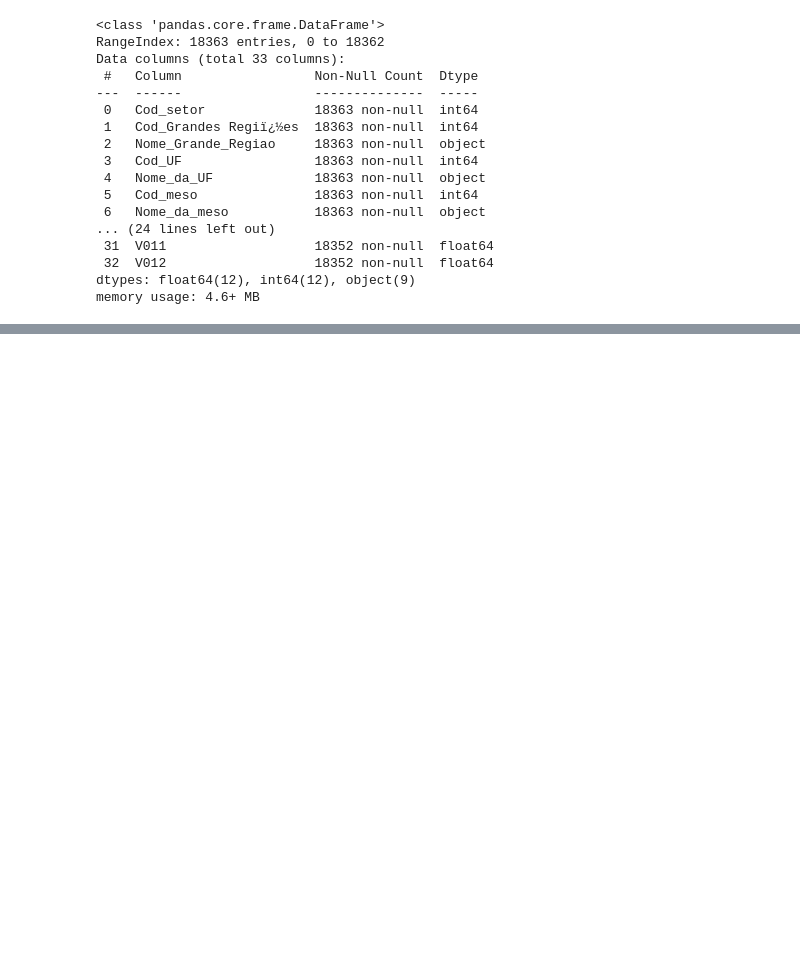
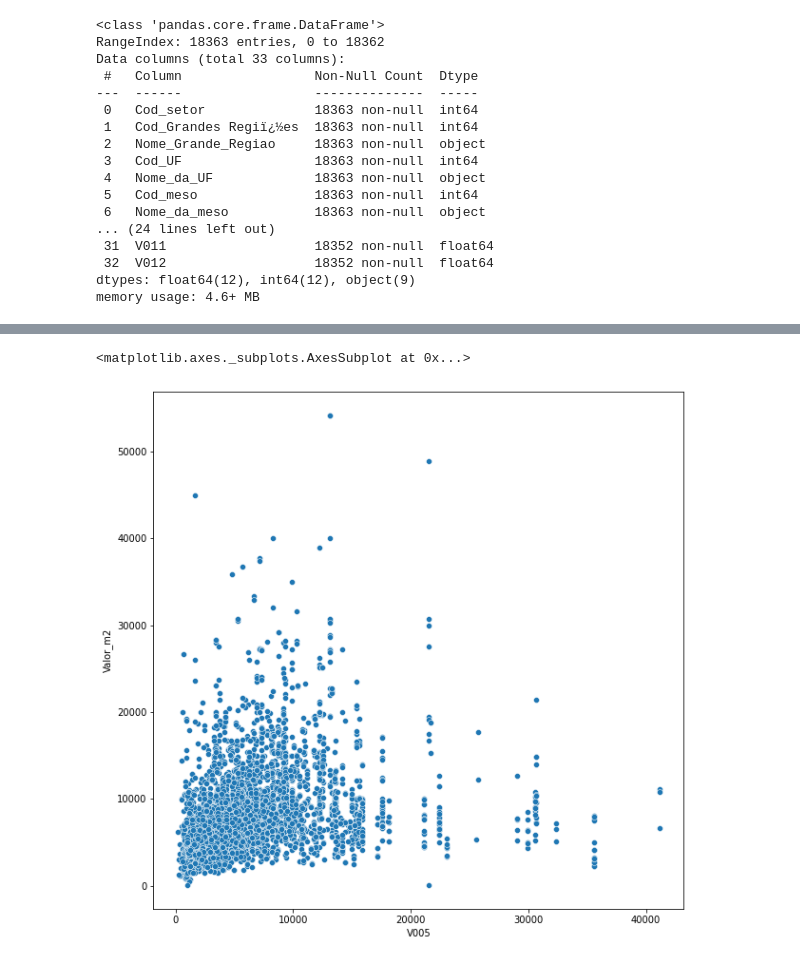
Before and after one commit to jvscursulim/imersao_dados_alura_2022, a Jupyter notebook: aulas/aula4.ipynb, the cells around one changed output, grey strips where cells are left out. Drawn from its saved outputs; the diff is of its cells as text; code cells hidden in the pictures; blank space fills up the shorter version.

```diff
--- a/aulas/aula4.ipynb
+++ b/aulas/aula4.ipynb
@@ -3,7 +73,8 @@ import pandas as pd
 # %%
-ibge_url = 'https://gist.githubusercontent.com/tgcsantos/85f8c7b0a2edbc3e27fcad619b37d886/raw/a4954781e6bca9cb804062a3eea0b3b84679daf4/Basico_SP1.csv'
-ibge_sp = pd.read_csv(ibge_url, encoding = 'ISO-8859-1', sep = ';', thousands = '.', decimal = ',')
-ibge_sp.dropna(how = 'all', axis = 1, inplace = True)
+ibge_sp_dataset_url = 'https://gist.githubusercontent.com/tgcsantos/85f8c7b0a2edbc3e27fcad619b37d886/raw/a4954781e6bca9cb804062a3eea0b3b84679daf4/Basico_SP1.csv'
+
+ibge_sp = pd.read_csv(ibge_sp_dataset_url, encoding = "ISO-8859-1", sep = ';', thousands = '.', decimal = ',')
+ibge_sp.dropna(how = "all", axis = 1, inplace = True)
 ibge_sp.head()
 # %% [output]
 |  | Cod_setor | Cod_Grandes Regiï¿½es | Nome_Grande_Regiao | Cod_UF | Nome_da_UF | Cod_meso | Nome_da_meso | ... |
@@ -35,0 +254,3 @@ memory usage: 4.6+ MB
+# %%
+dados_geo = pd.read_csv("/content/drive/MyDrive/Imersão de dados Alura - 2022/dados_geo.csv")
+dados_geo
@@ -35,0 +271,3 @@ memory usage: 4.6+ MB
+# %%
+dados_vendas_censo = pd.merge(left = dados_geo, right = ibge_sp, how = "left", left_on = "setor_censo", right_on = "Cod_setor")
+dados_vendas_censo
@@ -35,0 +308,6 @@ memory usage: 4.6+ MB
+# %%
+plt.figure(figsize = (10, 10))
+sns.scatterplot(x = "V005", y = "Valor_m2", data = dados_vendas_censo)
+# %% [output]
+<matplotlib.axes._subplots.AxesSubplot at 0x...>
+[figure, added]
```
Also changed, not shown: parts of 29 cells of this notebook.
